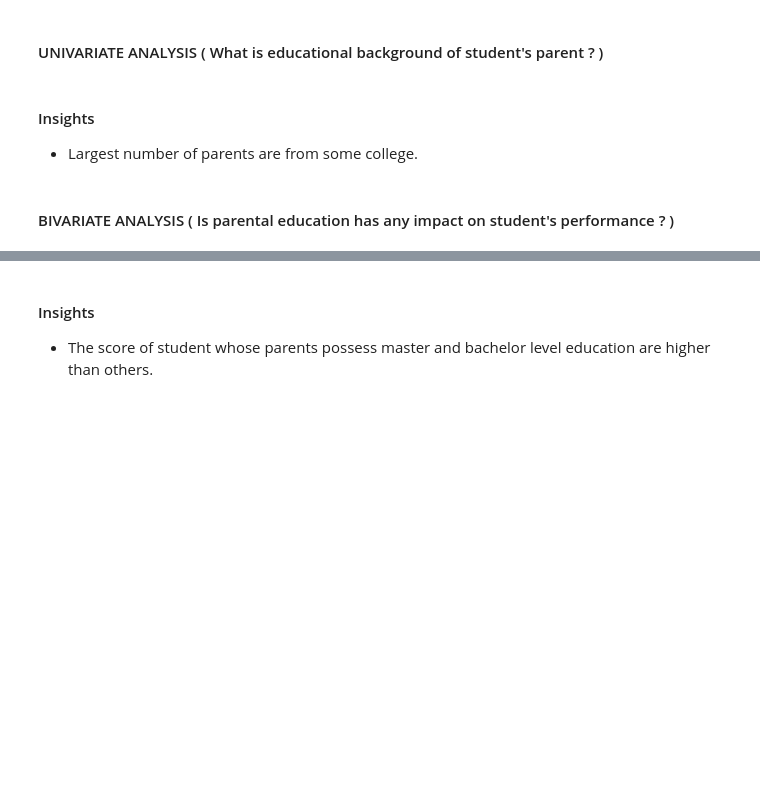
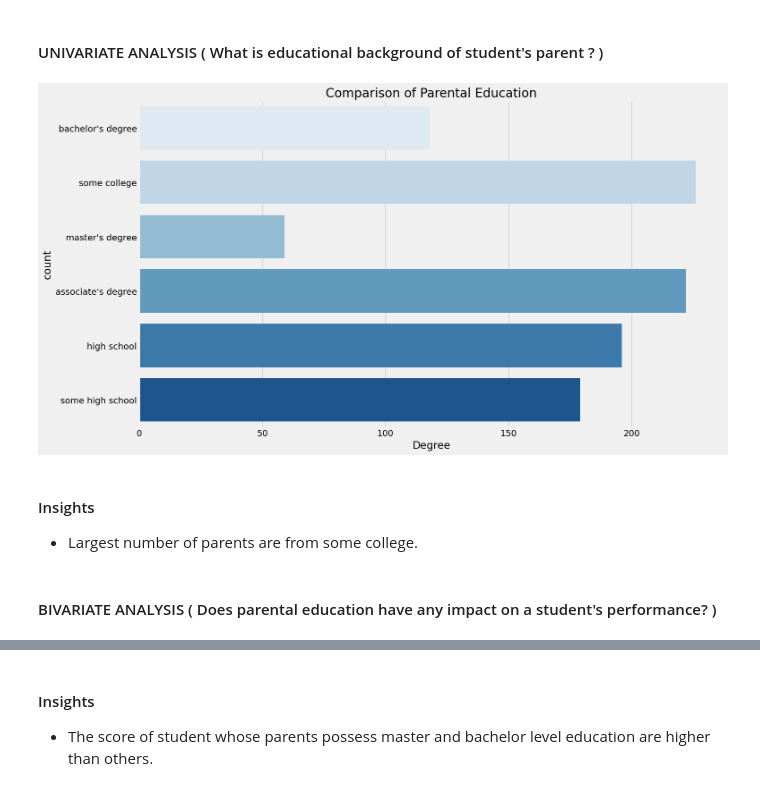
Before and after one commit to Sushmita-07/ml-project, a Jupyter notebook: notebook/1 . EDA STUDENT PERFORMANCE .ipynb, the cells around one changed output, grey strips where cells are left out. Cells and saved outputs as stored; diff of their text form; code cells hidden in the pictures; blank space fills up the shorter version.

```diff
--- a/notebook/1 . EDA STUDENT PERFORMANCE .ipynb
+++ b/notebook/1 . EDA STUDENT PERFORMANCE .ipynb
@@ -510,14 +521,16 @@ for container in ax[2].containers:
 # %%
 plt.rcParams['figure.figsize'] = (15, 9)
 plt.style.use('fivethirtyeight')
-sns.countplot(df['parental level of education'], palette = 'Blues')
+sns.countplot(df['parental_level_of_education'], palette = 'Blues')
 plt.title('Comparison of Parental Education', fontweight = 30, fontsize = 20)
 plt.xlabel('Degree')
 plt.ylabel('count')
 plt.show()
+# %% [output]
+[figure, added]
 # %% [markdown]
 #### Insights
 - Largest number of parents are from some college.
 # %% [markdown]
-#### BIVARIATE ANALYSIS ( Is parental education has any impact on student's performance ? )
+#### BIVARIATE ANALYSIS ( Does parental education have any impact on a student's performance? )
 # %%
```
Also changed, not shown: parts of 10 cells of this notebook.
